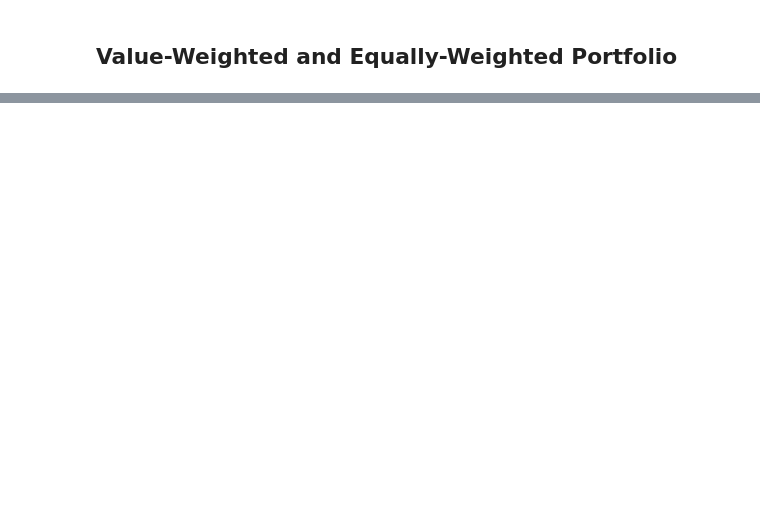
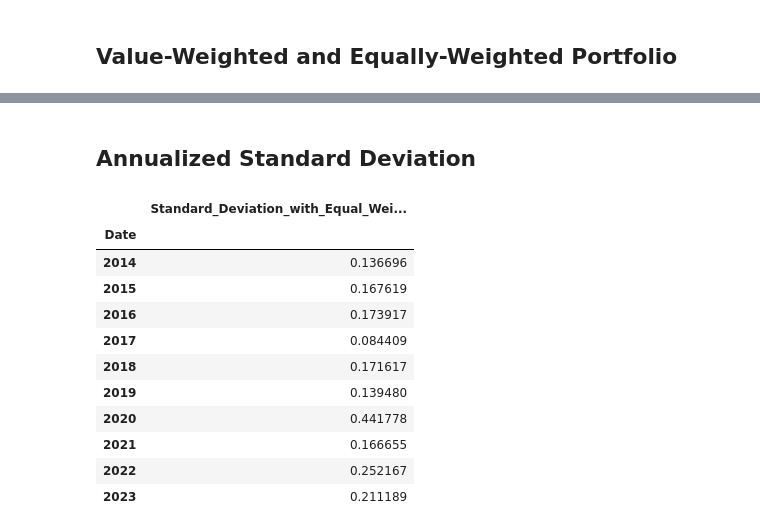
Before and after one commit to williankal/quant_fin, a Jupyter notebook: project1/part-A.ipynb, the cells around one changed output, grey strips where cells are left out. Cells and saved outputs as stored; diff of their text form; code cells hidden in the pictures; blank space fills up the shorter version.

```diff
--- a/project1/part-A.ipynb
+++ b/project1/part-A.ipynb
@@ -111,0 +157,20 @@ new_df
+# %% [markdown]
+## Annualized Standard Deviation
+# %%
+# compute annualized standard deviation return
+standard_deviation_return = portfolios.groupby(portfolios['Date'].dt.strftime('%Y'))[["Daily_Return_with_Equal_Weighted_Portfolio"]].std(ddof=0) * np.sqrt(252)
+standard_deviation_return = standard_deviation_return.rename(columns={"Daily_Return_with_Equal_Weighted_Portfolio":"Standard_Deviation_with_Equal_Weighted_Portfolio"})
+standard_deviation_return
+# %% [output]
+|  | Standard_Deviation_with_Equal_Wei... |
+| Date |  |
+| 2014 | 0.136696 |
+| 2015 | 0.167619 |
+| 2016 | 0.173917 |
+| 2017 | 0.084409 |
+| 2018 | 0.171617 |
+| 2019 | 0.139480 |
+| 2020 | 0.441778 |
+| 2021 | 0.166655 |
+| 2022 | 0.252167 |
+| 2023 | 0.211189 |
```
Also changed, not shown: parts of 14 cells of this notebook, 2 other files.
